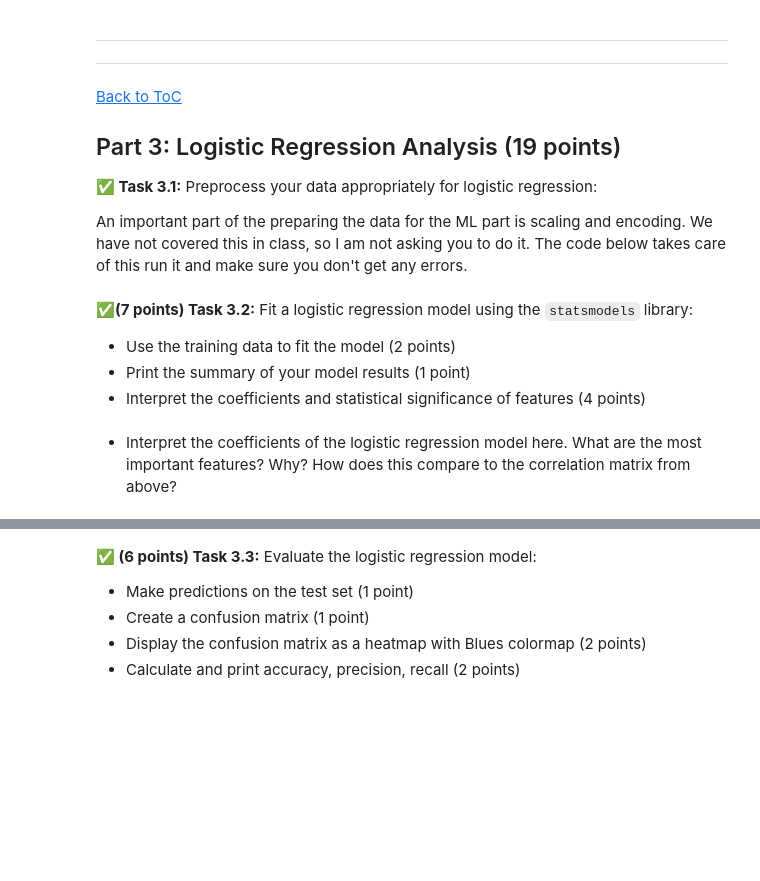
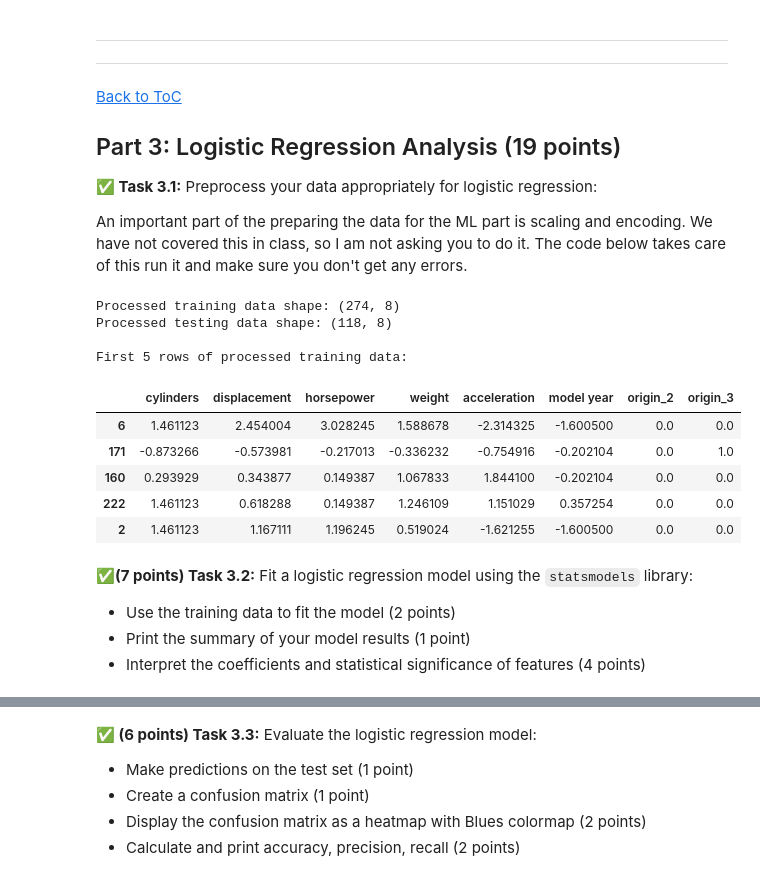
Before and after one commit to grenadi3/CMSE202-f25-turnin, a Jupyter notebook: final/CMSE202_Final-STUDENT.ipynb, the cells around one changed output, grey strips where cells are left out. Saved outputs shown, nothing was run; the diff lists cells and outputs as text; code cells hidden in the pictures; blank space fills up the shorter version.

```diff
--- a/final/CMSE202_Final-STUDENT.ipynb
+++ b/final/CMSE202_Final-STUDENT.ipynb
@@ -504,34 +504,45 @@ origin_encoded = encoder.fit_transform(X_train[['origin']])
 origin_cols = [f'origin_{i+2}' for i in range(origin_encoded.shape[1])]
 origin_train_df = pd.DataFrame(origin_encoded, columns=origin_cols, index=X_train.index)
 
 # Standardize numerical features
 scaler = StandardScaler()
-numerical_cols = ['cylinders', 'displacement', 'horsepower', 'weight', 'acceleration', 'model_year']
+numerical_cols = ['cylinders', 'displacement', 'horsepower', 'weight', 'acceleration', 'model year']
 X_train_num = pd.DataFrame(
     scaler.fit_transform(X_train[numerical_cols]),
     columns=numerical_cols,
     index=X_train.index
 )
 
 # Combine numerical and encoded categorical features
 X_train_processed = pd.concat([X_train_num, origin_train_df], axis=1)
 
 # Process test data
 origin_encoded_test = encoder.transform(X_test[['origin']])
 origin_test_df = pd.DataFrame(origin_encoded_test, columns=origin_cols, index=X_test.index)
 
 X_test_num = pd.DataFrame(
     scaler.transform(X_test[numerical_cols]),
     columns=numerical_cols,
     index=X_test.index
 )
 
 X_test_processed = pd.concat([X_test_num, origin_test_df], axis=1)
 
 print("\nProcessed training data shape:", X_train_processed.shape)
 print("Processed testing data shape:", X_test_processed.shape)
 print("\nFirst 5 rows of processed training data:")
 display(X_train_processed.head())
+# %% [output]
+Processed training data shape: (274, 8)
+Processed testing data shape: (118, 8)
+
+First 5 rows of processed training data:
+|  | cylinders | displacement | horsepower | weight | acceleration | model year | origin_2 | origin_3 |
+| 6 | 1.461123 | 2.454004 | 3.028245 | 1.588678 | -2.314325 | -1.600500 | 0.0 | 0.0 |
+| 171 | -0.873266 | -0.573981 | -0.217013 | -0.336232 | -0.754916 | -0.202104 | 0.0 | 1.0 |
+| 160 | 0.293929 | 0.343877 | 0.149387 | 1.067833 | 1.844100 | -0.202104 | 0.0 | 0.0 |
+| 222 | 1.461123 | 0.618288 | 0.149387 | 1.246109 | 1.151029 | 0.357254 | 0.0 | 0.0 |
+| 2 | 1.461123 | 1.167111 | 1.196245 | 0.519024 | -1.621255 | -1.600500 | 0.0 | 0.0 |
 # %% [markdown]
 **&#9989;(7 points) Task 3.2:** Fit a logistic regression model using the `statsmodels` library:
 
@@ -543,3 +551,0 @@ display(X_train_processed.head())
-# %% [markdown]
-* Interpret the coefficients of the logistic regression model here. What are the most important features? Why?
-How does this compare to the correlation matrix from above?
```
Also changed, not shown: parts of 6 cells of this notebook.
